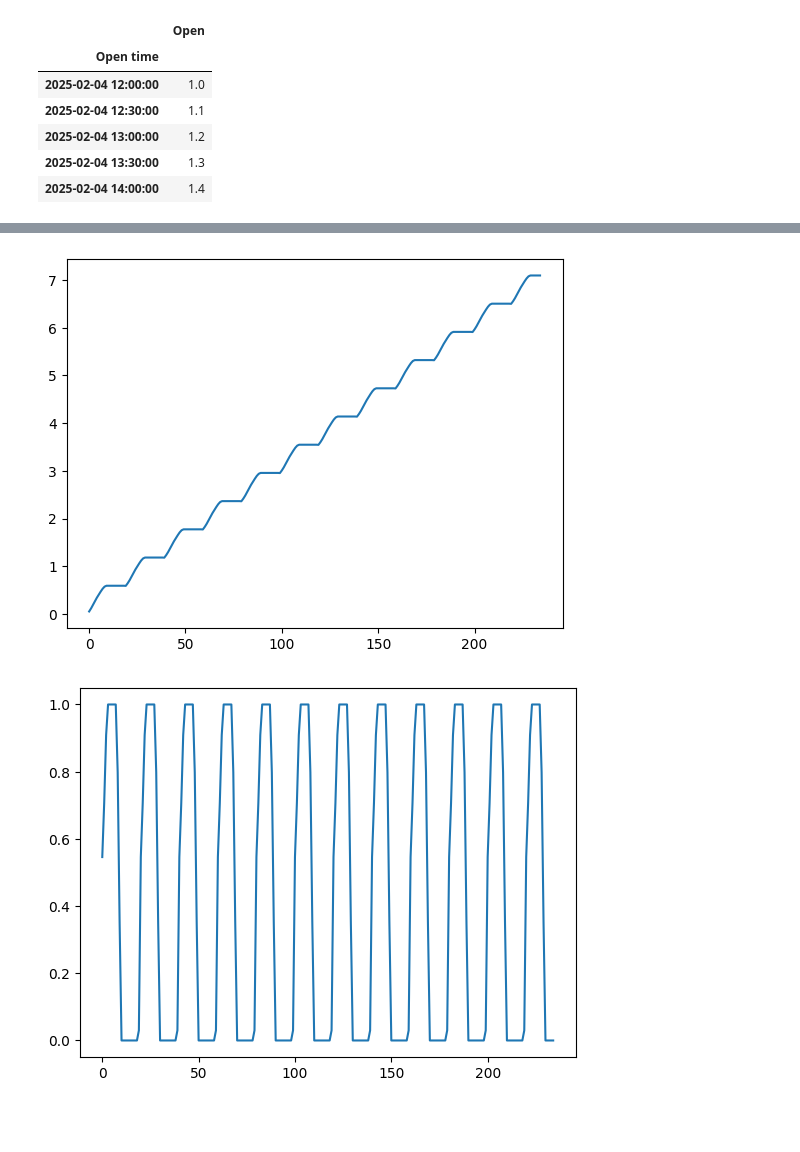
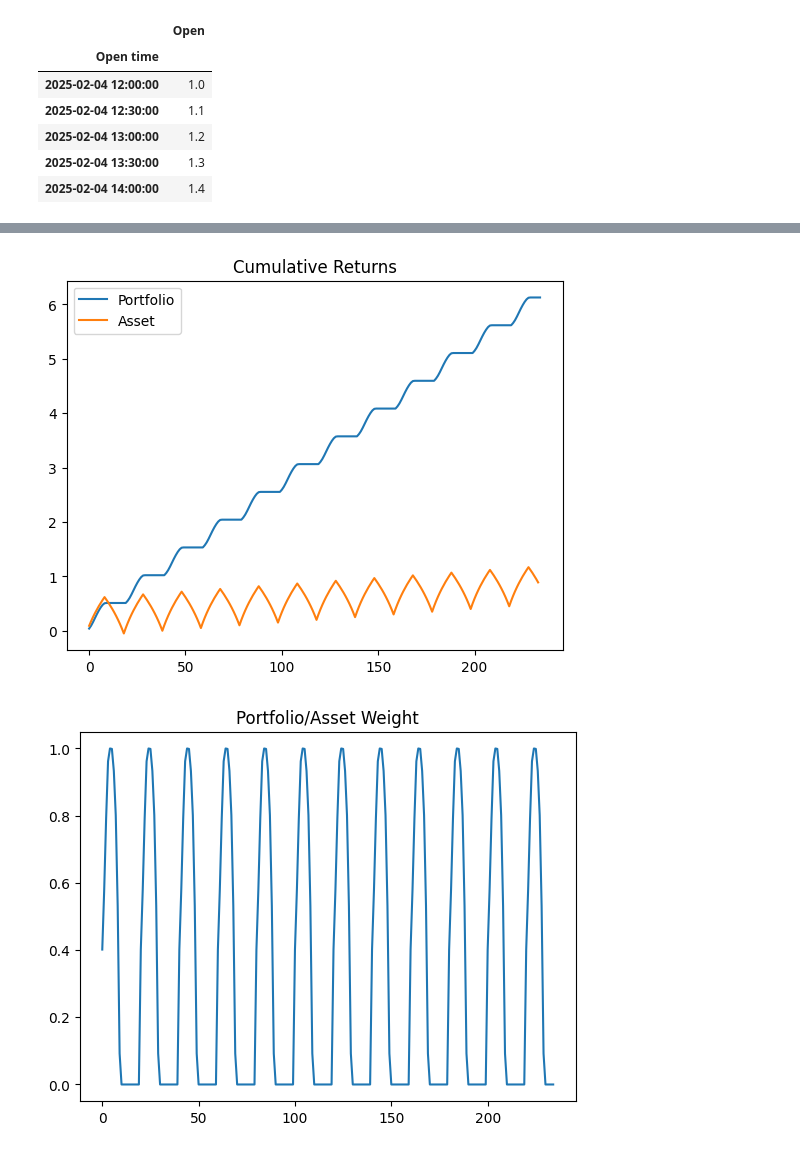
Before and after one commit to iancadev/crypto, a Jupyter notebook: WIP-rl-models/1_SawtoothAsset.ipynb, the cells around one changed output, grey strips where cells are left out. Cells and saved outputs as stored; diff of their text form; code cells hidden in the pictures; blank space fills up the shorter version.

Commit message:
improved graph

```diff
--- a/WIP-rl-models/1_SawtoothAsset.ipynb
+++ b/WIP-rl-models/1_SawtoothAsset.ipynb
@@ -137,10 +137,6 @@ class PortfolioEnv(Env):
         self.state = self.sequenceGen.__next__()
 
     def step(self, action):
-        if self.testing:
-            print(self.state)
-            print(action)
-
         setFirstNA(self.actionsNotebook, action)
 
         returns = getReturns(self.actionsNotebook)
@@ -202,9 +196,15 @@ Using cpu device
 # %%
-plt.plot(np.cumsum(cumulativeReturns))
+plt.plot(np.cumsum(cumulativeReturns), label="Portfolio")
+
+returns = np.array(add_financial_indicators(getData())["Returns"].iloc[-len(cumulativeReturns):,])
+plt.plot(np.cumsum(returns), label="Asset")
+plt.title("Cumulative Returns")
+plt.legend()
 plt.show()
 
 plt.plot(actions)
+plt.title("Portfolio/Asset Weight")
 plt.show()
 # %% [output]
-[figure, old version]
+[figure, new version]
-[figure, old version]
+[figure, new version]
```
Also changed, not shown: parts of 2 cells of this notebook.
